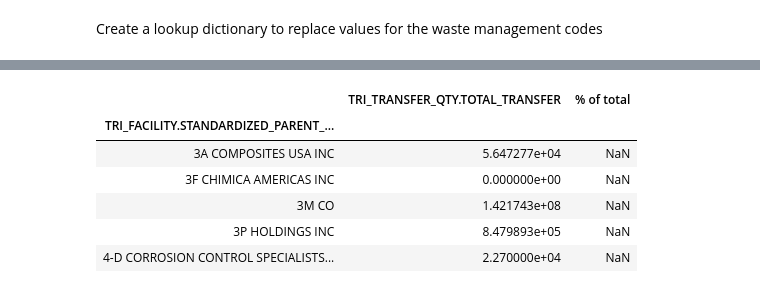
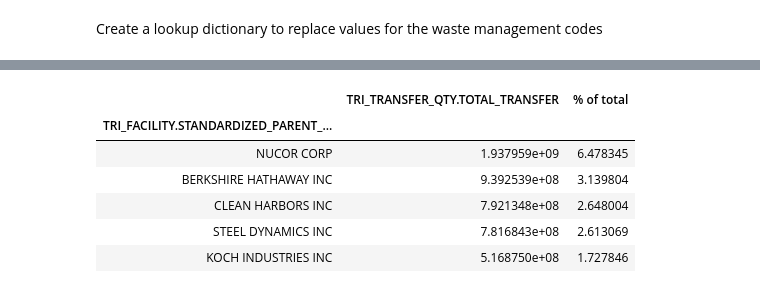
Before and after one commit to chepyle/Python4ChEs, a Jupyter notebook: TRI_API.ipynb, the cells around one changed output, grey strips where cells are left out. Drawn from its saved outputs; the diff is of its cells as text; code cells hidden in the pictures.

```diff
--- a/TRI_API.ipynb
+++ b/TRI_API.ipynb
@@ -206,13 +206,13 @@ df.loc[:,top_chems.index].hvplot(width=800,height=400,logy=True)
 # %%
 fac_df = tri_df[['TRI_TRANSFER_QTY.TOTAL_TRANSFER',
                   'TRI_FACILITY.STANDARDIZED_PARENT_COMPANY']].groupby('TRI_FACILITY.STANDARDIZED_PARENT_COMPANY').sum()
-fac_df['% of total'] = type_df['TRI_TRANSFER_QTY.TOTAL_TRANSFER']/type_df['TRI_TRANSFER_QTY.TOTAL_TRANSFER'].sum()*100
+fac_df['% of total'] = fac_df['TRI_TRANSFER_QTY.TOTAL_TRANSFER']/fac_df['TRI_TRANSFER_QTY.TOTAL_TRANSFER'].sum()*100
 fac_df.sort_values('% of total',ascending=False).head(5)
 # %% [output]
 |  | TRI_TRANSFER_QTY.TOTAL_TRANSFER | % of total |
 | TRI_FACILITY.STANDARDIZED_PARENT_... |  |  |
-| 3A COMPOSITES USA INC | 5.647277e+04 | NaN |
-| 3F CHIMICA AMERICAS INC | 0.000000e+00 | NaN |
-| 3M CO | 1.421743e+08 | NaN |
-| 3P HOLDINGS INC | 8.479893e+05 | NaN |
-| 4-D CORROSION CONTROL SPECIALISTS... | 2.270000e+04 | NaN |
+| NUCOR CORP | 1.937959e+09 | 6.478345 |
+| BERKSHIRE HATHAWAY INC | 9.392539e+08 | 3.139804 |
+| CLEAN HARBORS INC | 7.921348e+08 | 2.648004 |
+| STEEL DYNAMICS INC | 7.816843e+08 | 2.613069 |
+| KOCH INDUSTRIES INC | 5.168750e+08 | 1.727846 |
```
Also changed, not shown: parts of 9 cells of this notebook, 4 other files.
